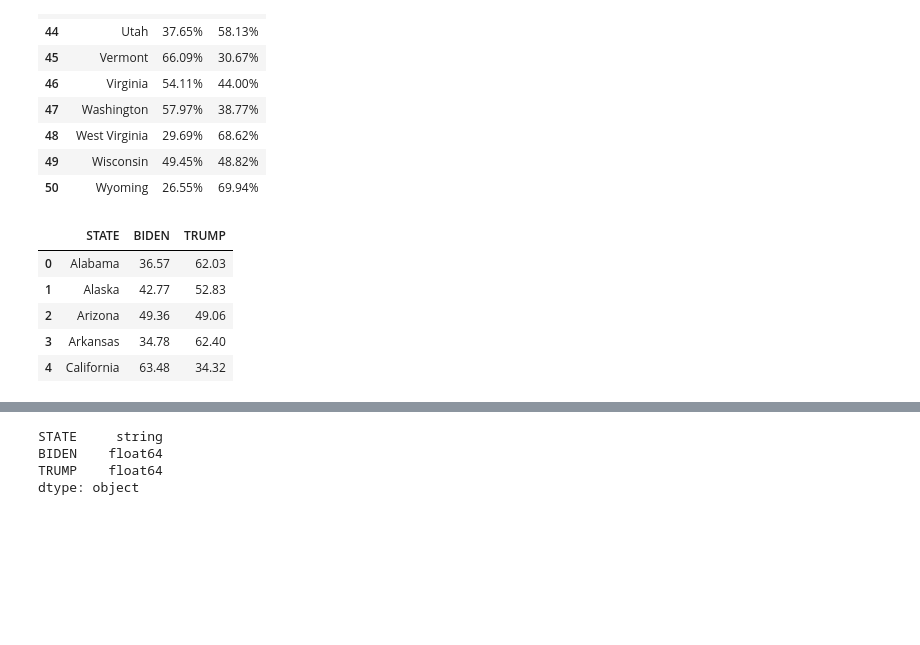
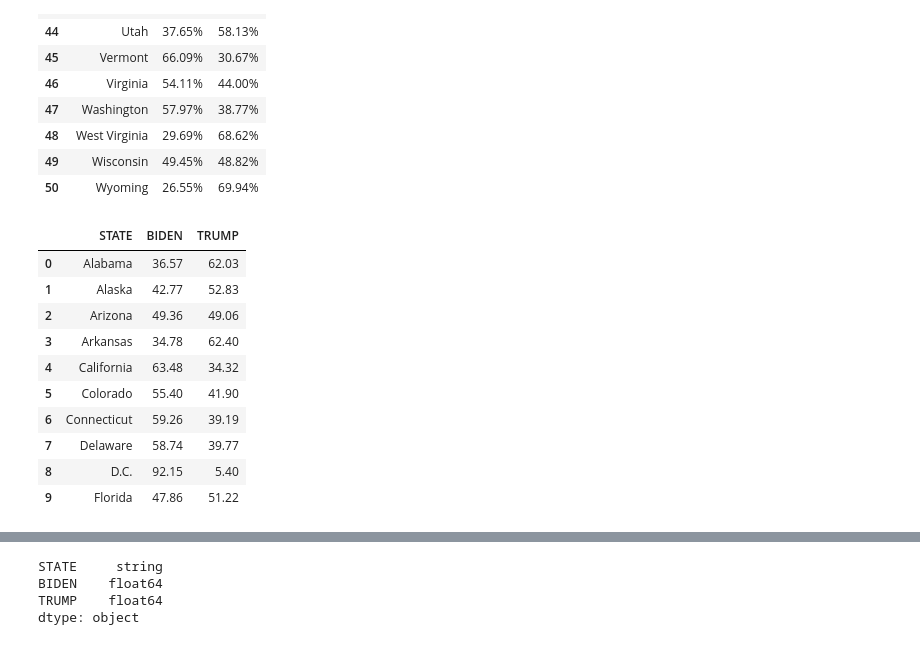
Before and after one commit to himalayahall/DATA608, a Jupyter notebook: Story 1/Story1.ipynb, the cells around one changed output, grey strips where cells are left out. Drawn from its saved outputs; the diff is of its cells as text; code cells hidden in the pictures; blank space fills up the shorter version.

```diff
--- a/Story 1/Story1.ipynb
+++ b/Story 1/Story1.ipynb
@@ -78,13 +103,18 @@ election2020_ds.tail(n=10)
 | 49 | Wisconsin | 49.45% | 48.82% |
 | 50 | Wyoming | 26.55% | 69.94% |
 # %%
-election2020_ds['BIDEN'] = election2020_ds['BIDEN'].str.replace('%', '')
-election2020_ds['TRUMP'] = election2020_ds['TRUMP'].str.replace('%', '')
-election2020_ds.head()
+election2020_ds['BIDEN'] = election2020_ds['BIDEN'].str.replace('%', '', regex=False)
+election2020_ds['TRUMP'] = election2020_ds['TRUMP'].str.replace('%', '', regex=False)
+election2020_ds.head(n = 10)
 # %% [output]
 |  | STATE | BIDEN | TRUMP |
 | 0 | Alabama | 36.57 | 62.03 |
 | 1 | Alaska | 42.77 | 52.83 |
 | 2 | Arizona | 49.36 | 49.06 |
 | 3 | Arkansas | 34.78 | 62.40 |
 | 4 | California | 63.48 | 34.32 |
+| 5 | Colorado | 55.40 | 41.90 |
+| 6 | Connecticut | 59.26 | 39.19 |
+| 7 | Delaware | 58.74 | 39.77 |
+| 8 | D.C. | 92.15 | 5.40 |
+| 9 | Florida | 47.86 | 51.22 |
```
Also changed, not shown: parts of 6 cells of this notebook.
